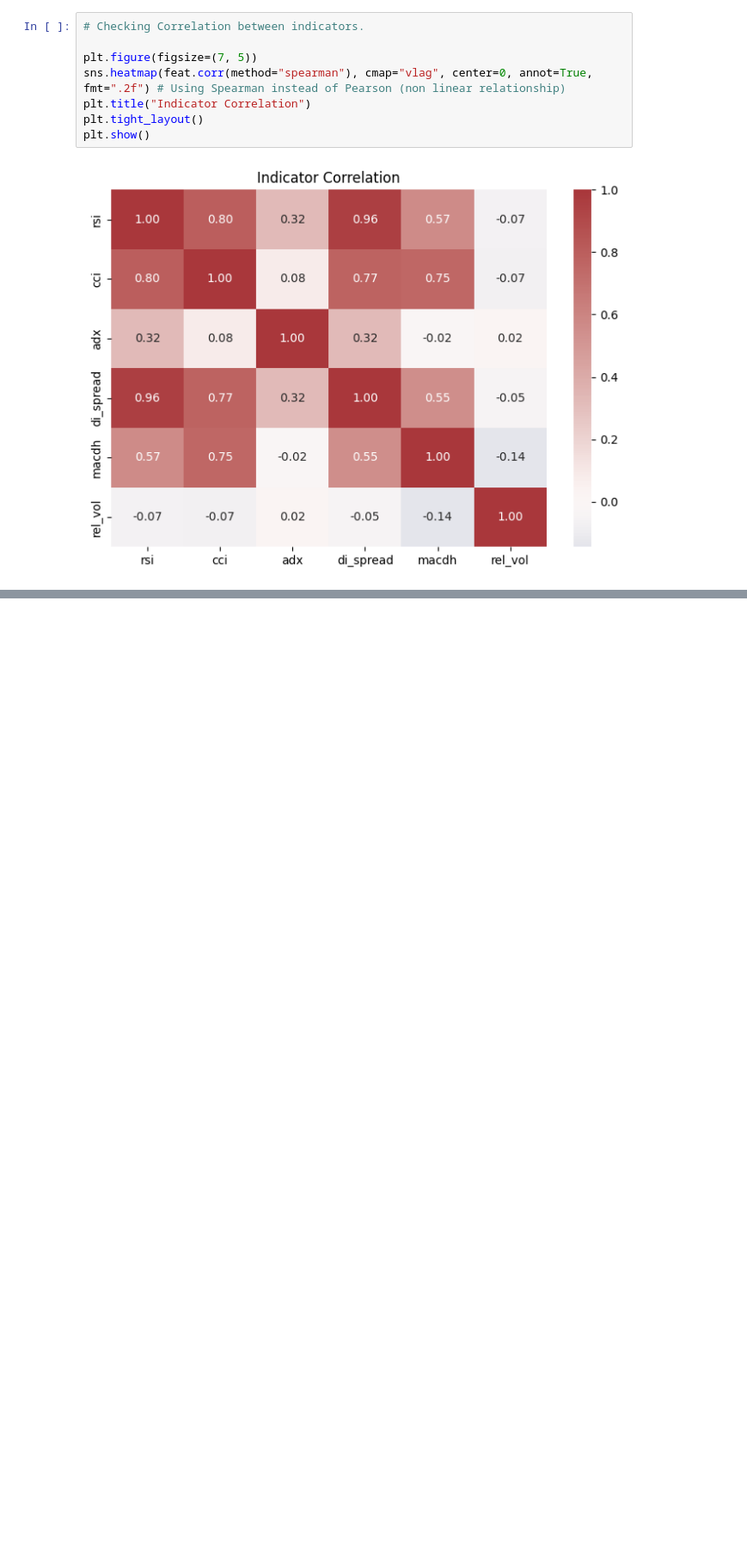
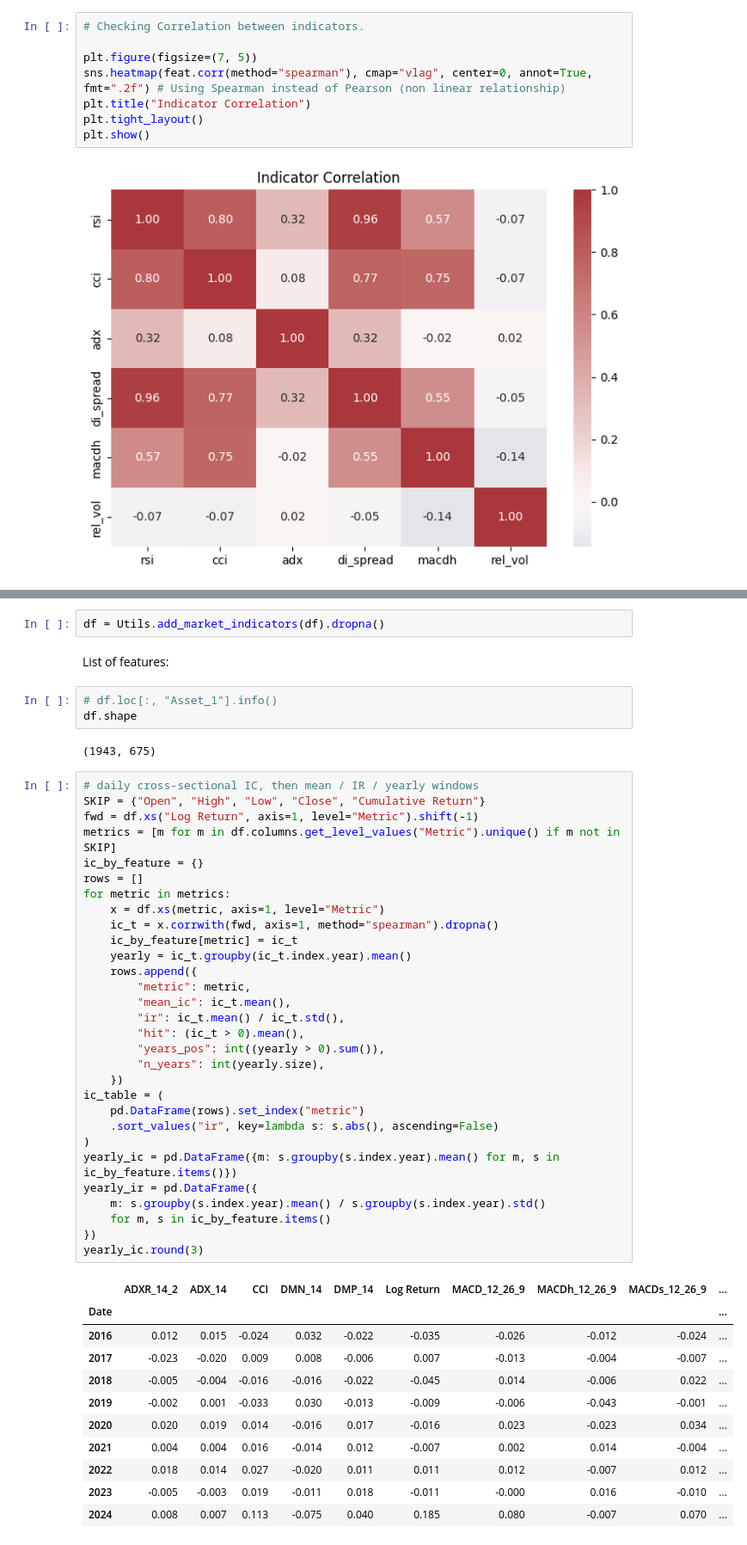
Before and after one commit to sanyam-dev/precog_test, a Jupyter notebook: task 1/task1.ipynb, the cells around one changed output, grey strips where cells are left out. Shown at 86% size. Drawn from its saved outputs; the diff is of its cells as text; blank space fills up the shorter version.

```diff
--- a/task 1/task1.ipynb
+++ b/task 1/task1.ipynb
@@ -648,0 +635,51 @@ Info:  {}
+# %%
+df = Utils.add_market_indicators(df).dropna()
+# %% [markdown]
+List of features:
+# %%
+# df.loc[:, "Asset_1"].info()
+df.shape
+# %% [output]
+(1943, 675)
+# %%
+# daily cross-sectional IC, then mean / IR / yearly windows
+SKIP = {"Open", "High", "Low", "Close", "Cumulative Return"}
+fwd = df.xs("Log Return", axis=1, level="Metric").shift(-1)
+metrics = [m for m in df.columns.get_level_values("Metric").unique() if m not in SKIP]
+ic_by_feature = {}
+rows = []
+for metric in metrics:
+    x = df.xs(metric, axis=1, level="Metric")
+    ic_t = x.corrwith(fwd, axis=1, method="spearman").dropna()
+    ic_by_feature[metric] = ic_t
+    yearly = ic_t.groupby(ic_t.index.year).mean()
+    rows.append({
+        "metric": metric,
+        "mean_ic": ic_t.mean(),
+        "ir": ic_t.mean() / ic_t.std(),
+        "hit": (ic_t > 0).mean(),
+        "years_pos": int((yearly > 0).sum()),
+        "n_years": int(yearly.size),
+    })
+ic_table = (
+    pd.DataFrame(rows).set_index("metric")
+    .sort_values("ir", key=lambda s: s.abs(), ascending=False)
+)
+yearly_ic = pd.DataFrame({m: s.groupby(s.index.year).mean() for m, s in ic_by_feature.items()})
+yearly_ir = pd.DataFrame({
+    m: s.groupby(s.index.year).mean() / s.groupby(s.index.year).std()
+    for m, s in ic_by_feature.items()
+})
+yearly_ic.round(3)
+# %% [output]
+|  | ADXR_14_2 | ADX_14 | CCI | DMN_14 | DMP_14 | Log Return | MACD_12_26_9 | MACDh_12_26_9 | MACDs_12_26_9 | ... |
+| Date |  |  |  |  |  |  |  |  |  | ... |
+| 2016 | 0.012 | 0.015 | -0.024 | 0.032 | -0.022 | -0.035 | -0.026 | -0.012 | -0.024 | ... |
+| 2017 | -0.023 | -0.020 | 0.009 | 0.008 | -0.006 | 0.007 | -0.013 | -0.004 | -0.007 | ... |
+| 2018 | -0.005 | -0.004 | -0.016 | -0.016 | -0.022 | -0.045 | 0.014 | -0.006 | 0.022 | ... |
+| 2019 | -0.002 | 0.001 | -0.033 | 0.030 | -0.013 | -0.009 | -0.006 | -0.043 | -0.001 | ... |
+| 2020 | 0.020 | 0.019 | 0.014 | -0.016 | 0.017 | -0.016 | 0.023 | -0.023 | 0.034 | ... |
+| 2021 | 0.004 | 0.004 | 0.016 | -0.014 | 0.012 | -0.007 | 0.002 | 0.014 | -0.004 | ... |
+| 2022 | 0.018 | 0.014 | 0.027 | -0.020 | 0.011 | 0.011 | 0.012 | -0.007 | 0.012 | ... |
+| 2023 | -0.005 | -0.003 | 0.019 | -0.011 | 0.018 | -0.011 | -0.000 | 0.016 | -0.010 | ... |
+| 2024 | 0.008 | 0.007 | 0.113 | -0.075 | 0.040 | 0.185 | 0.080 | -0.007 | 0.070 | ... |
```
Also changed, not shown: parts of 10 cells of this notebook, 1 other file.
